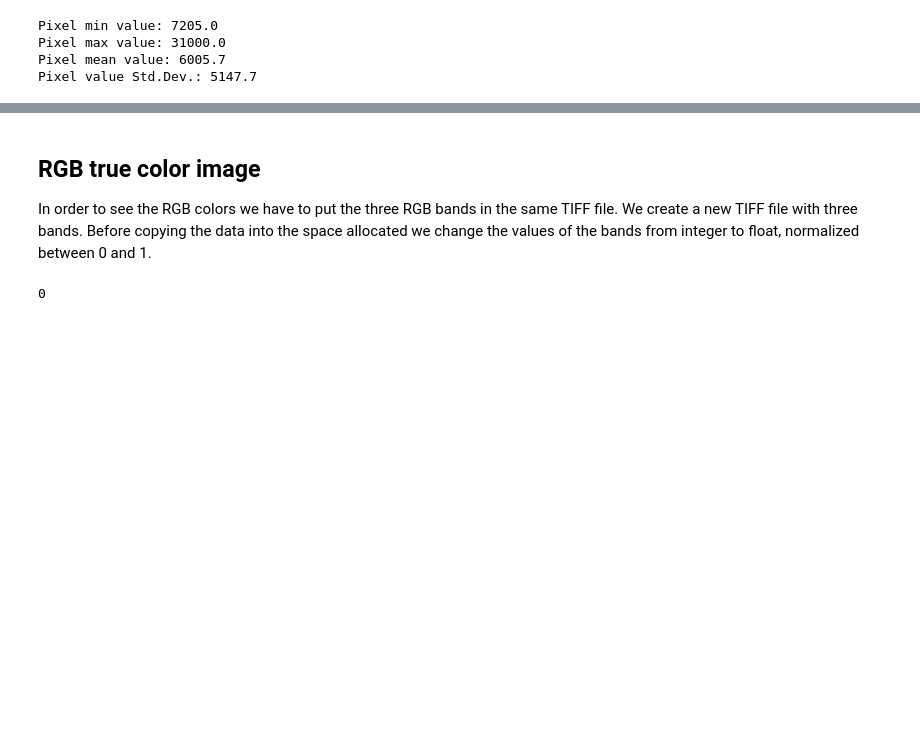
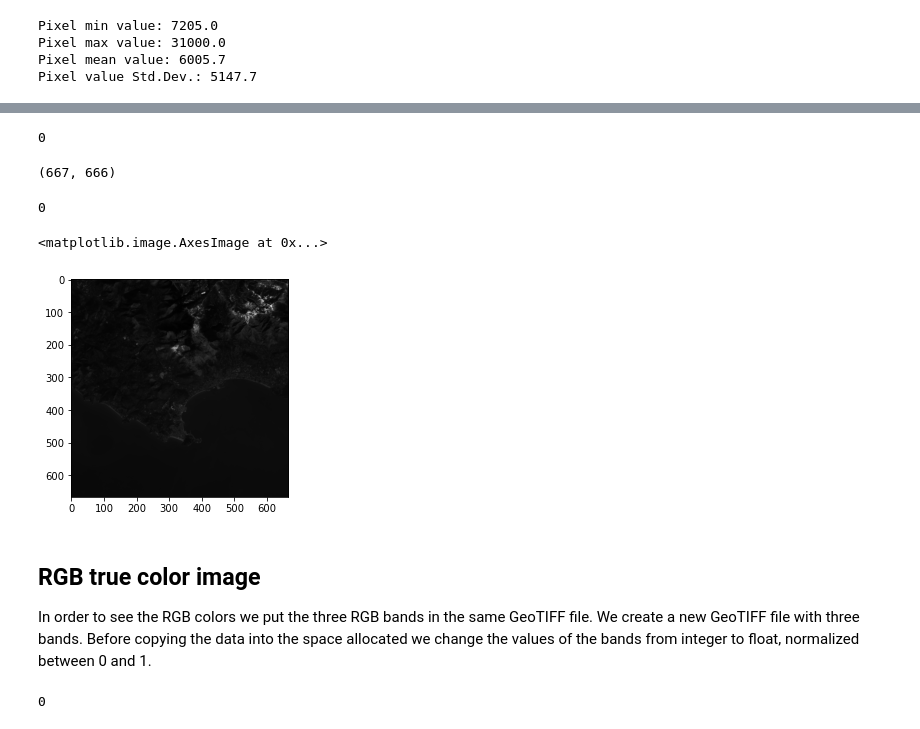
Before and after one commit to luigiselmi/geoscience, a Jupyter notebook: pan_sharpening.ipynb, the cells around one changed output, grey strips where cells are left out. Cells and saved outputs as stored; diff of their text form; code cells hidden in the pictures; blank space fills up the shorter version.

Commit message:
subsetting

```diff
--- a/pan_sharpening.ipynb
+++ b/pan_sharpening.ipynb
@@ -108,0 +145,9 @@ Pixel value Std.Dev.: 5147.7
+# %%
+out_ds.SetProjection(band2_ds.GetProjection())
+subset_ulx, subset_uly = gdal.ApplyGeoTransform(band2_ds.GetGeoTransform(), off_ulx, off_uly)
+out_gt = list(band2_ds.GetGeoTransform())
+out_gt[0] = subset_ulx
+out_gt[3] = subset_uly
+out_ds.SetGeoTransform(out_gt)
+# %% [output]
+0
@@ -108,0 +157,9 @@ Pixel value Std.Dev.: 5147.7
+# %%
+data_norm = normalize(data)
+data_norm.shape
+# %% [output]
+(667, 666)
+# %%
+out_band.WriteArray(data_norm)
+# %% [output]
+0
@@ -109,6 +168,14 @@ Pixel value Std.Dev.: 5147.7
+# %%
+from skimage import io
+#im_natcol = io.imread(path + 'landsat9_color.tif')
+im_subset = io.imread(path + 'band2_subset.tif')
+plt.imshow(im_subset, cmap='gray')
+# %% [output]
+<matplotlib.image.AxesImage at 0x...>
+[figure, added]
 # %% [markdown]
 ## RGB true color image
-In order to see the RGB colors we have to put the three RGB bands in the same TIFF file. We create a new TIFF file with three bands. Before copying the data into the space allocated we change the values of the bands from integer to float, normalized between 0 and 1.
+In order to see the RGB colors we put the three RGB bands in the same GeoTIFF file. We create a new GeoTIFF file with three bands. Before copying the data into the space allocated we change the values of the bands from integer to float, normalized between 0 and 1.
 # %%
 gtiff_driver = gdal.GetDriverByName('GTiff')
 out_ds = gtiff_driver.Create(path + 'landsat9_color.tif', band2.XSize, band2.YSize, 3, gdal.GDT_Float64)
```
Also changed, not shown: parts of 9 cells of this notebook.
